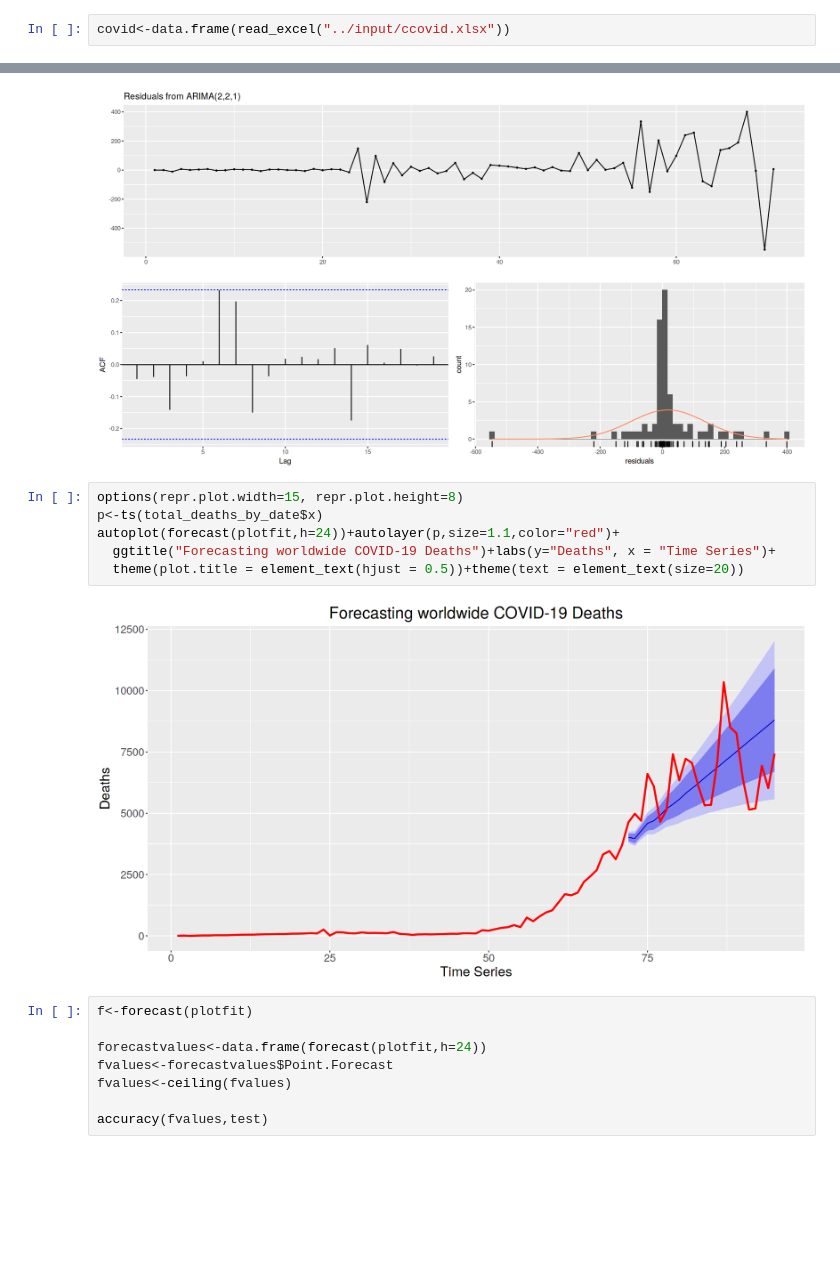
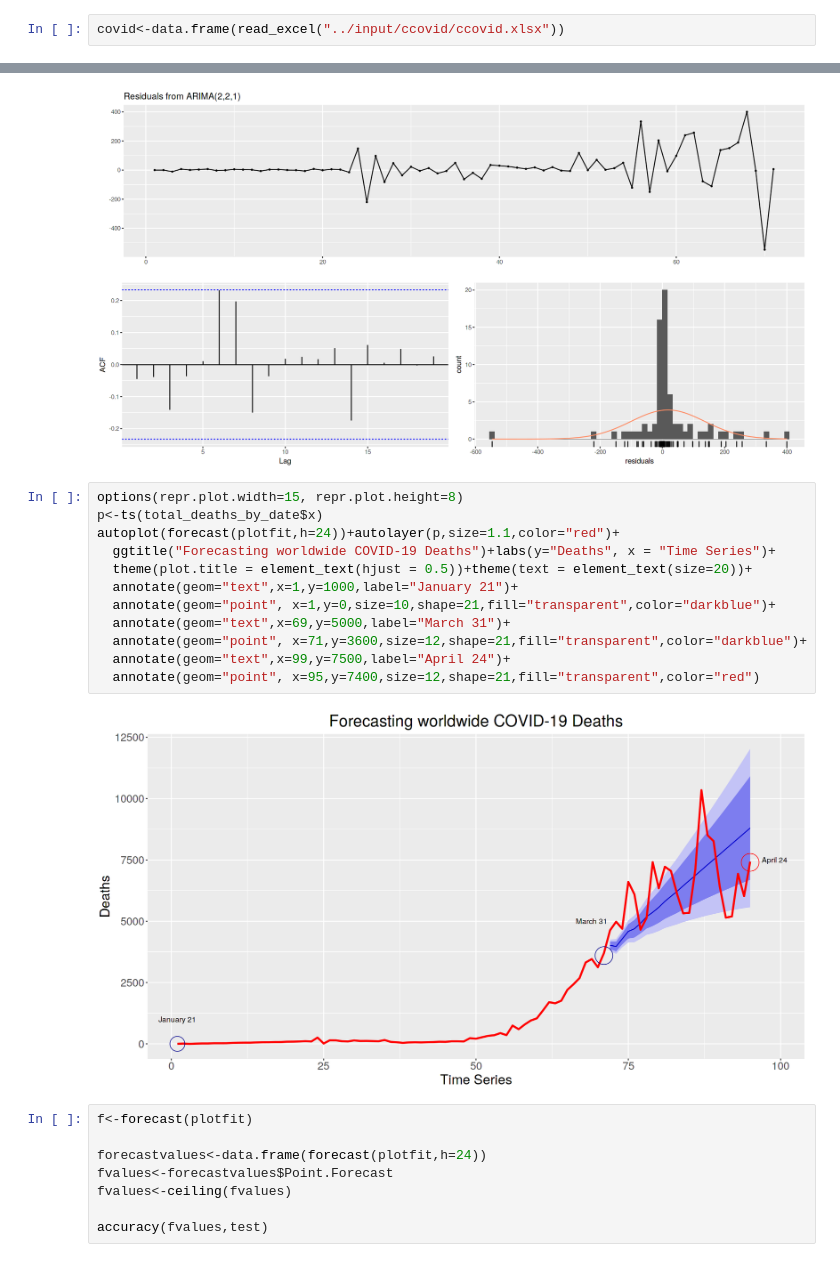
Before and after one commit to AjithKumarVS/Predictive-Time-Series-Modelling-of-COVID-19-Pandemic, a Jupyter notebook: covid19forecastingdeaths.ipynb, the cells around one changed output, grey strips where cells are left out. Drawn from its saved outputs; the diff is of its cells as text; blank space fills up the shorter version.

Commit message:
Updated Graphs

```diff
--- a/covid19forecastingdeaths.ipynb
+++ b/covid19forecastingdeaths.ipynb
@@ -2,7 +2,7 @@
 library("ggplot2")
 library("readxl")
 # %%
-covid<-data.frame(read_excel("../input/ccovid.xlsx"))
+covid<-data.frame(read_excel("../input/ccovid/ccovid.xlsx"))
 # %%
 options(repr.plot.width=15, repr.plot.height=8)
 # %%
@@ -70,11 +68,17 @@ Model df: 3.   Total lags used: 10
 # %%
 options(repr.plot.width=15, repr.plot.height=8)
 p<-ts(total_deaths_by_date$x)
 autoplot(forecast(plotfit,h=24))+autolayer(p,size=1.1,color="red")+
   ggtitle("Forecasting worldwide COVID-19 Deaths")+labs(y="Deaths", x = "Time Series")+
-  theme(plot.title = element_text(hjust = 0.5))+theme(text = element_text(size=20))
+  theme(plot.title = element_text(hjust = 0.5))+theme(text = element_text(size=20))+
+  annotate(geom="text",x=1,y=1000,label="January 21")+
+  annotate(geom="point", x=1,y=0,size=10,shape=21,fill="transparent",color="darkblue")+
+  annotate(geom="text",x=69,y=5000,label="March 31")+
+  annotate(geom="point", x=71,y=3600,size=12,shape=21,fill="transparent",color="darkblue")+
+  annotate(geom="text",x=99,y=7500,label="April 24")+
+  annotate(geom="point", x=95,y=7400,size=12,shape=21,fill="transparent",color="red")
 # %% [output]
-[figure, old version]
+[figure, new version]
 # %%
 f<-forecast(plotfit)
 
```
Also changed, not shown: parts of 3 cells of this notebook.
